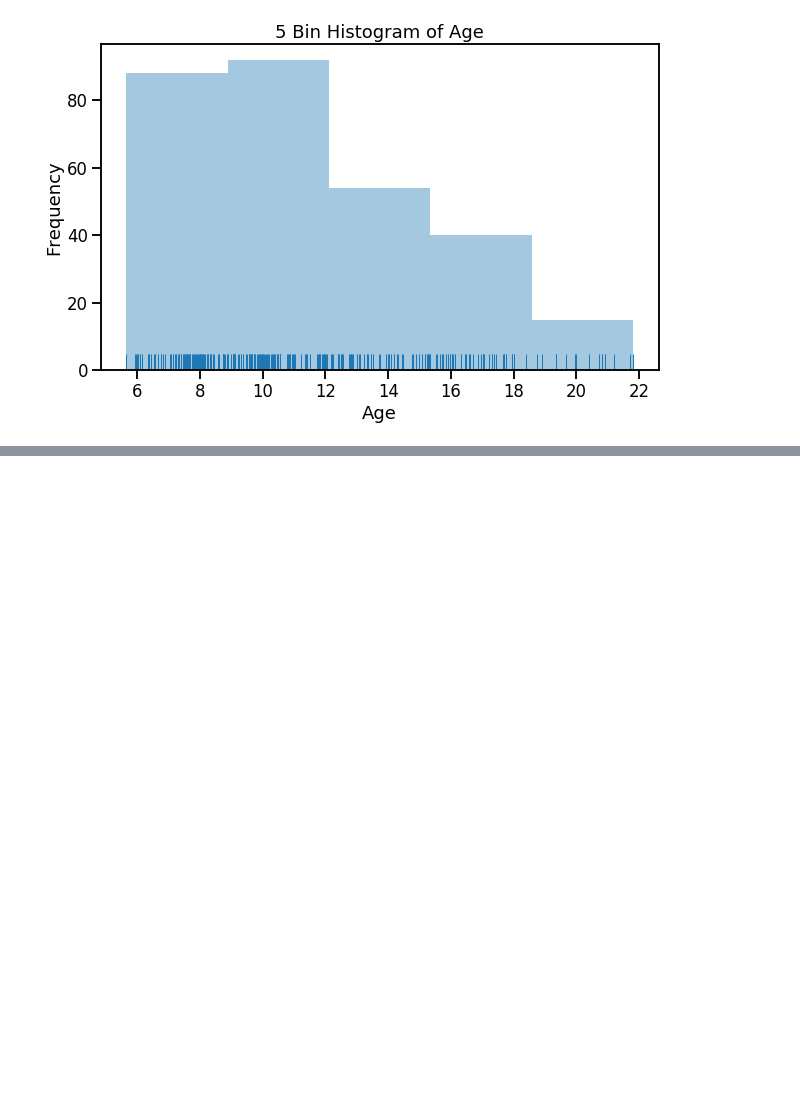
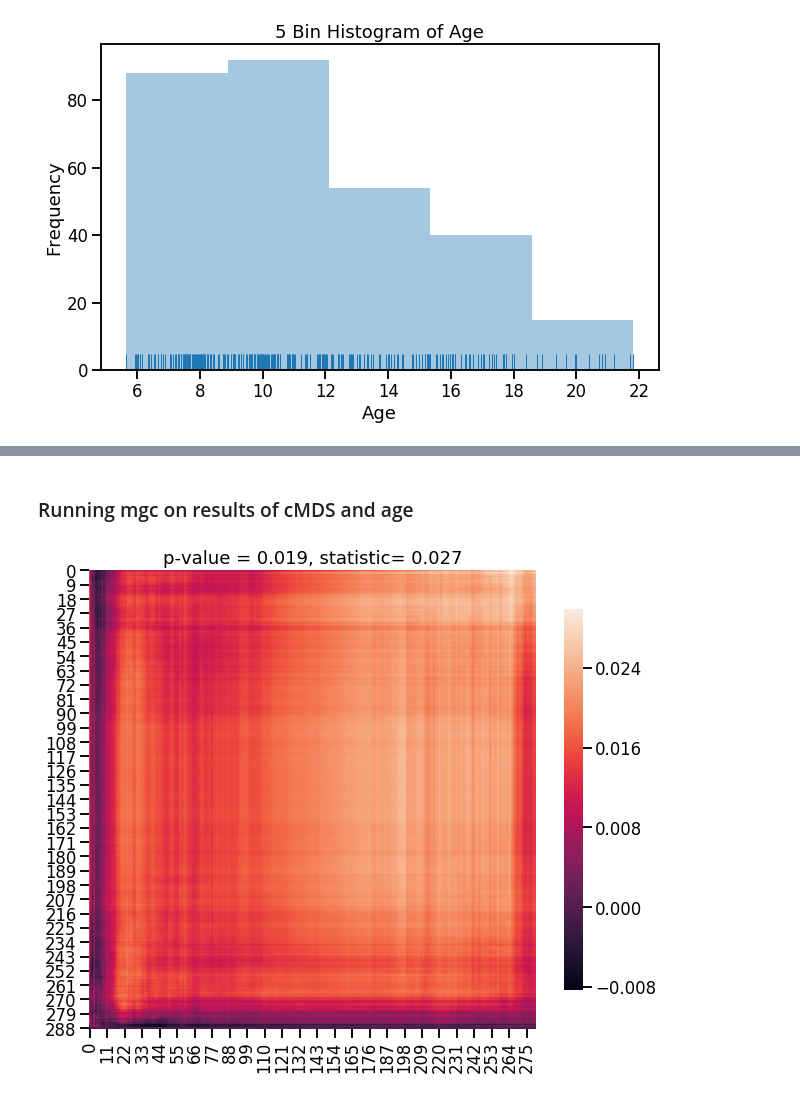
Before and after one commit to j1c/multigraph_clustering, a Jupyter notebook: Experiments/20181031/hbn_desikan_age.ipynb, the cells around one changed output, grey strips where cells are left out. Drawn from its saved outputs; the diff is of its cells as text; code cells hidden in the pictures; blank space fills up the shorter version.

```diff
--- a/Experiments/20181031/hbn_desikan_age.ipynb
+++ b/Experiments/20181031/hbn_desikan_age.ipynb
@@ -336,0 +112,2 @@ with sns.plotting_context("talk", font_scale=1):
+# %% [markdown]
+### Running mgc on results of cMDS and age
@@ -336,0 +116,13 @@ with sns.plotting_context("talk", font_scale=1):
+# %%
+mgc_independence = MGC(mgc.dhat_, age.reshape(-1, 1), None)
+
+pval, data = mgc_independence.p_value()
+# %%
+corr_matrix = data['local_correlation_matrix']
+
+with sns.plotting_context('talk'):
+    fig, ax = plt.subplots(figsize=(10, 10))
+    plot = sns.heatmap(np.flipud(corr_matrix), ax=ax, square=True, cbar_kws = dict(shrink=0.7))
+    plot.set_title('p-value = {:.3f}, statistic= {:.3f}'.format(pval, data['test_statistic']))
+# %% [output]
+[figure, added]
```
Also changed, not shown: parts of 49 cells of this notebook, 1 other file.
